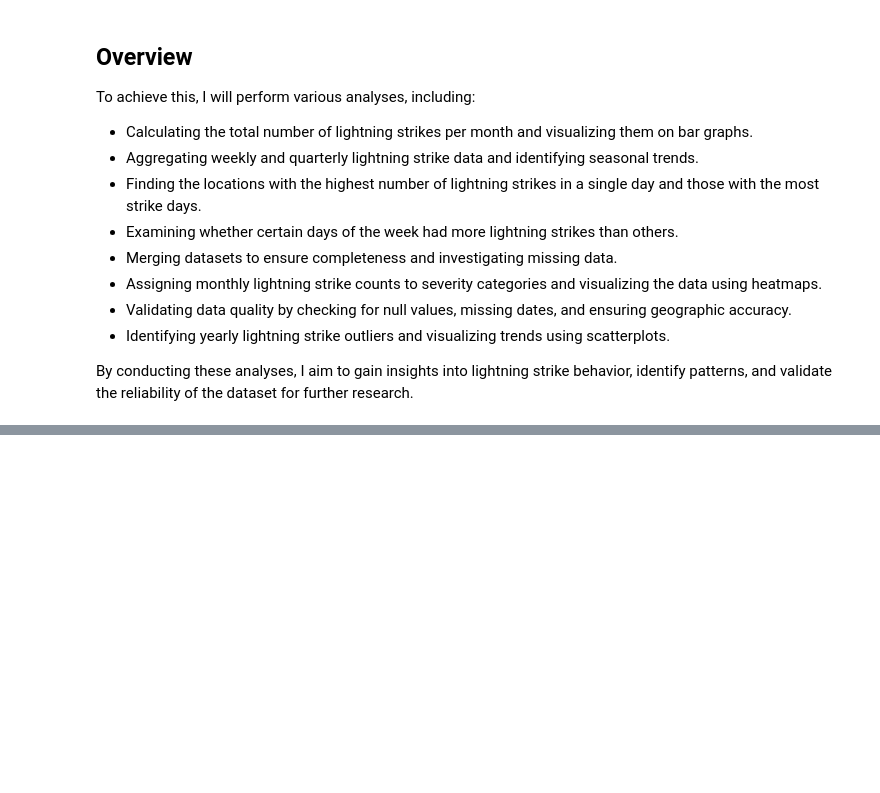
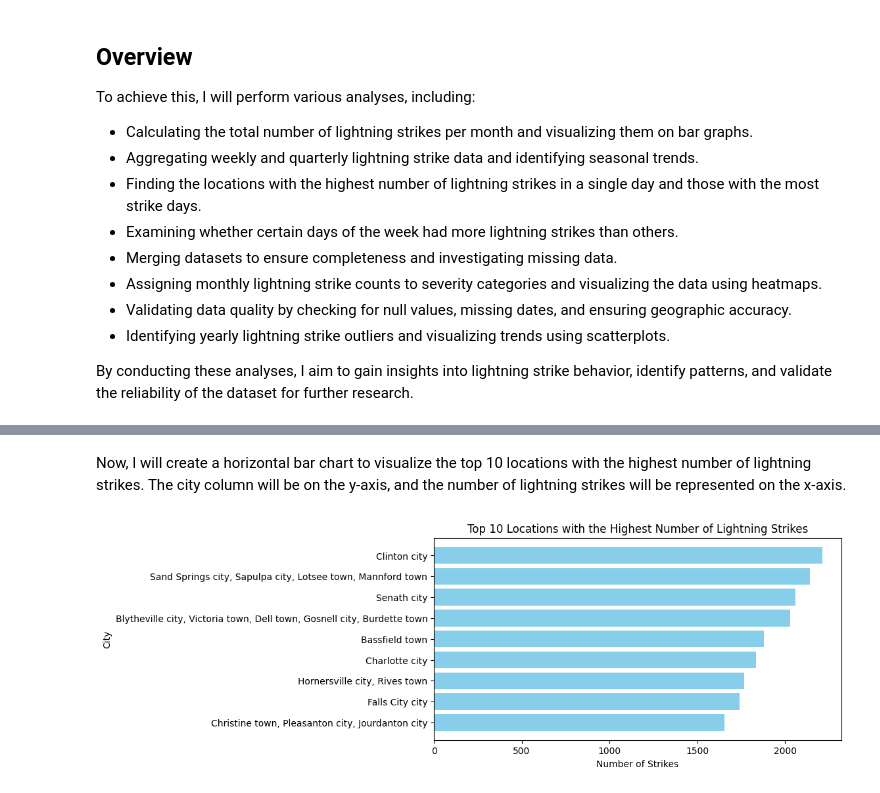
Before and after one commit to Cyberoctane29/NOAA-Lightning-Analysis, a Jupyter notebook: NOAA_Lightning_Analysis.ipynb, the cells around one changed output, grey strips where cells are left out. Saved outputs shown, nothing was run; the diff lists cells and outputs as text; code cells hidden in the pictures; blank space fills up the shorter version.

```diff
--- a/NOAA_Lightning_Analysis.ipynb
+++ b/NOAA_Lightning_Analysis.ipynb
@@ -21,0 +216,2 @@ By conducting these analyses, I aim to gain insights into lightning strike behav
+# %%
+df2= pd.read_csv(r'C:\Users\saswa\Documents\GitHub\NOAA-Lightning-Analysis\Data\eda_using_basic_data_functions_in_python_dataset2.csv')
@@ -21,0 +275,3 @@ By conducting these analyses, I aim to gain insights into lightning strike behav
+# %%
+top_10_locations = df2[['zip_code', 'city', 'state', 'count_lightning']].sort_values(by='count_lightning', ascending=False).head(10)
+top_10_locations
@@ -21,0 +290,15 @@ By conducting these analyses, I aim to gain insights into lightning strike behav
+# %% [markdown]
+Now, I will create a horizontal bar chart to visualize the top 10 locations with the highest number of lightning strikes. The city column will be on the y-axis, and the number of lightning strikes will be represented on the x-axis.
+# %%
+import matplotlib.pyplot as plt
+
+# Plotting the bar chart
+plt.figure(figsize=(8,4))
+plt.barh(top_10_locations['city'], top_10_locations['count_lightning'], color='skyblue')
+plt.xlabel('Number of Strikes')
+plt.ylabel('City')
+plt.title('Top 10 Locations with the Highest Number of Lightning Strikes')
+plt.gca().invert_yaxis()  # Invert y-axis to show the highest value at the top
+plt.show()
+# %% [output]
+[figure, added]
```
Also changed, not shown: parts of 39 cells of this notebook.
